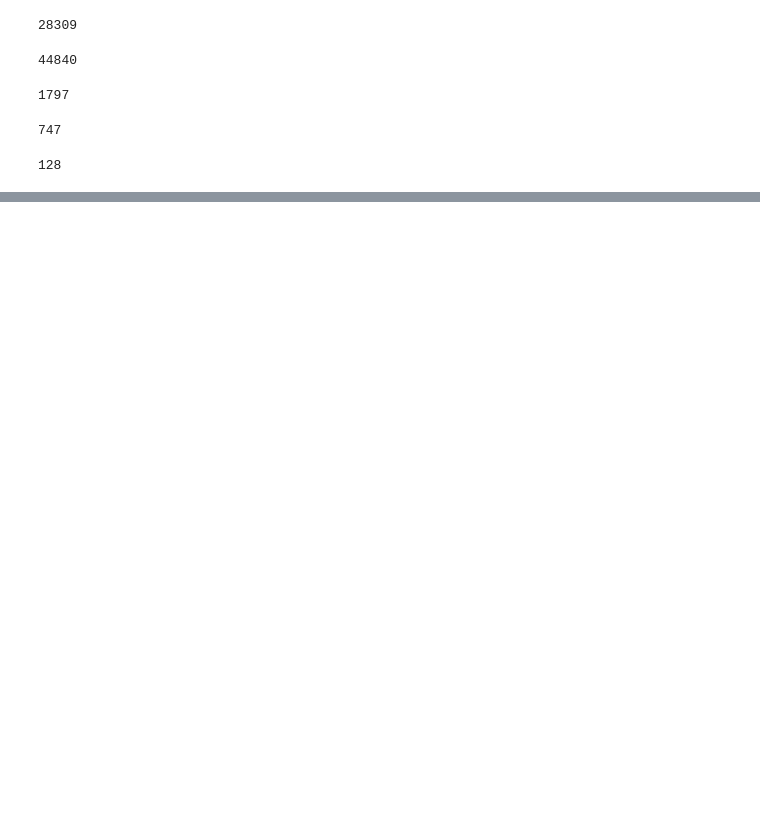
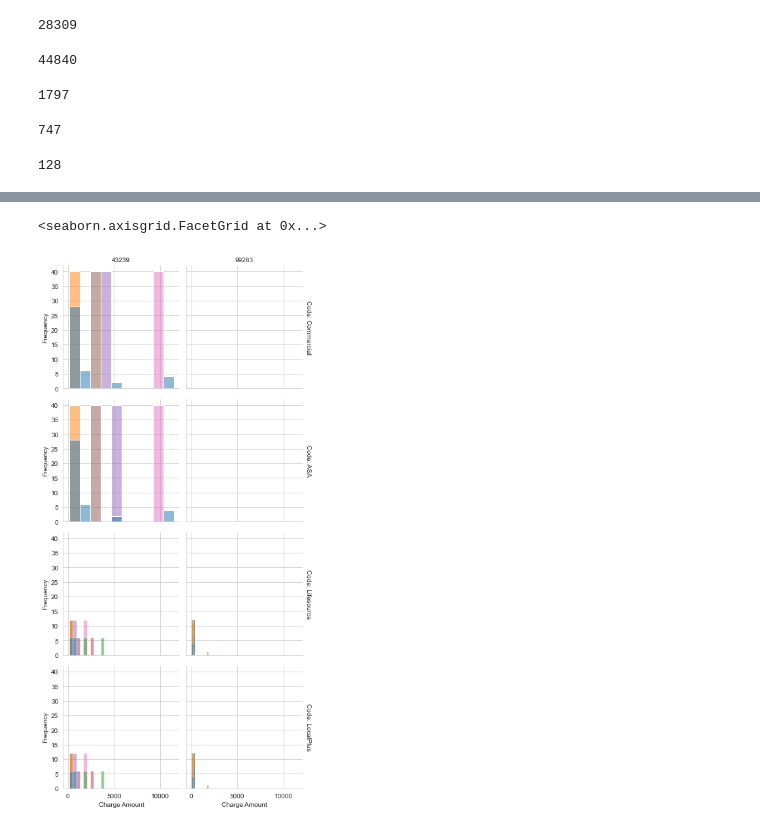
Before and after one commit to adaduvai/serifhealth_takehome_ds_ad, a Jupyter notebook: Serif Health Take-Home Assessment.ipynb, the cells around one changed output, grey strips where cells are left out. Saved outputs shown, nothing was run; the diff lists cells and outputs as text; code cells hidden in the pictures; blank space fills up the shorter version.

```diff
--- a/Serif Health Take-Home Assessment.ipynb
+++ b/Serif Health Take-Home Assessment.ipynb
@@ -558,0 +634,15 @@ pd.merge(payer_data,
+# %%
+payer_hospital_match_melt = payer_hospital_match.melt(id_vars = ['plan_name', 'code'], value_vars = ['rate', 'cms_baseline_rate', 'standard_charge_gross', 'standard_charge_discounted_cash', 'standard_charge_negotiated_dollar', 'standard_charge_min', 'standard_charge_max'], var_name = 'Charge Type', value_name = 'Value')
+# %%
+# Create FacetGrid
+g = sns.FacetGrid(payer_hospital_match_melt, col="code", row="plan_name", margin_titles=True, sharex=True, sharey=True)
+
+# Map the histplot to the FacetGrid
+g.map_dataframe(sns.histplot, x="Value", hue="Charge Type", bins=10, alpha=0.5, kde=False)
+
+# Add titles
+g.set_axis_labels("Charge Amount", "Frequency")
+g.set_titles(col_template="{col_name}", row_template="Code: {row_name}")
+# %% [output]
+<seaborn.axisgrid.FacetGrid at 0x...>
+[figure, added]
```
Also changed, not shown: parts of 26 cells of this notebook.
